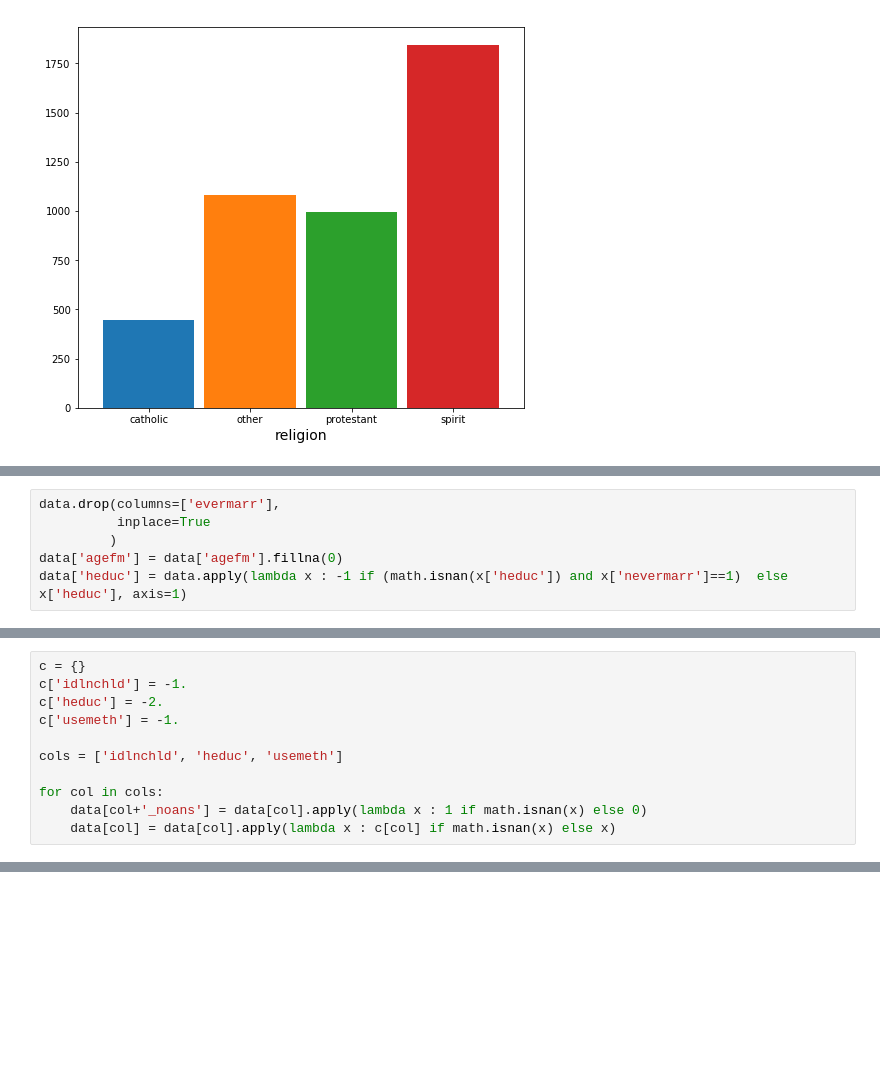
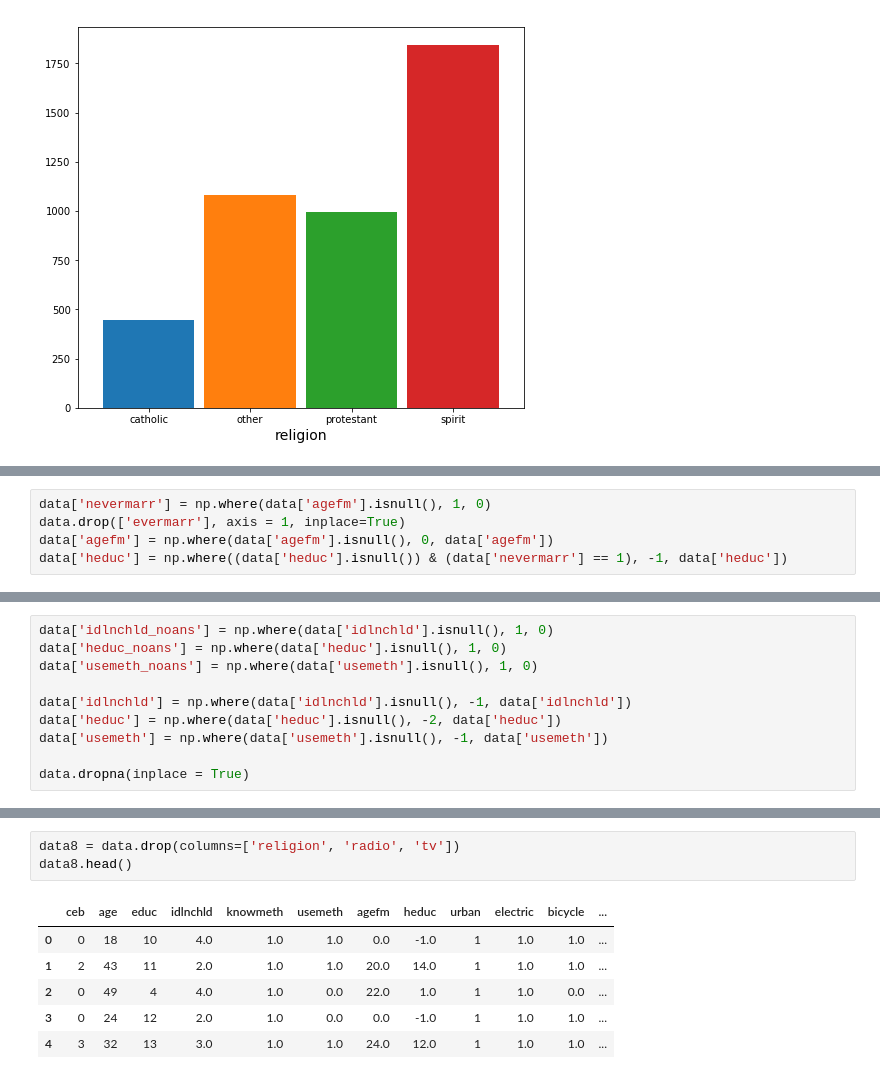
Before and after one commit to lemikhovalex/Coursera, a Jupyter notebook: Yandex pythod DS/4_term/3_week_MeaningsOfTheData/Regression/Quiz_2/Quiz_2.ipynb, the cells around one changed output, grey strips where cells are left out. Drawn from its saved outputs; the diff is of its cells as text; blank space fills up the shorter version.

```diff
--- a/Yandex pythod DS/4_term/3_week_MeaningsOfTheData/Regression/Quiz_2/Quiz_2.ipynb
+++ b/Yandex pythod DS/4_term/3_week_MeaningsOfTheData/Regression/Quiz_2/Quiz_2.ipynb
@@ -75,6 +70,0 @@ data['nevermarr'] = data['agefm'].apply(lambda x : 1 if math.isnan(x) else 0)
-# %%
-data.drop(columns=['evermarr'],
-          inplace=True
-         )
-data['agefm'] = data['agefm'].fillna(0)
-data['heduc'] = data.apply(lambda x : -1 if (math.isnan(x['heduc']) and x['nevermarr']==1)  else x['heduc'], axis=1)
@@ -93,11 +70,0 @@ data.dropna().describe()
-# %%
-c = {}
-c['idlnchld'] = -1.
-c['heduc'] = -2.
-c['usemeth'] = -1.
-
-cols = ['idlnchld', 'heduc', 'usemeth']
-
-for col in cols:
-    data[col+'_noans'] = data[col].apply(lambda x : 1 if math.isnan(x) else 0)
-    data[col] = data[col].apply(lambda x : c[col] if math.isnan(x) else x)
@@ -253,0 +73,5 @@ F=0.767320, p=0.595562, k1=6.000000
+# %%
+data['nevermarr'] = np.where(data['agefm'].isnull(), 1, 0)
+data.drop(['evermarr'], axis = 1, inplace=True)
+data['agefm'] = np.where(data['agefm'].isnull(), 0, data['agefm'])
+data['heduc'] = np.where((data['heduc'].isnull()) & (data['nevermarr'] == 1), -1, data['heduc'])
@@ -253,0 +84,10 @@ F=0.767320, p=0.595562, k1=6.000000
+# %%
+data['idlnchld_noans'] = np.where(data['idlnchld'].isnull(), 1, 0)
+data['heduc_noans'] = np.where(data['heduc'].isnull(), 1, 0)
+data['usemeth_noans'] = np.where(data['usemeth'].isnull(), 1, 0)
+
+data['idlnchld'] = np.where(data['idlnchld'].isnull(), -1, data['idlnchld'])
+data['heduc'] = np.where(data['heduc'].isnull(), -2, data['heduc'])
+data['usemeth'] = np.where(data['usemeth'].isnull(), -1, data['usemeth'])
+
+data.dropna(inplace = True)
@@ -253,0 +202,10 @@ F=0.767320, p=0.595562, k1=6.000000
+# %%
+data8 = data.drop(columns=['religion', 'radio', 'tv'])
+data8.head()
+# %% [output]
+|  | ceb | age | educ | idlnchld | knowmeth | usemeth | agefm | heduc | urban | electric | bicycle | ... |
+| 0 | 0 | 18 | 10 | 4.0 | 1.0 | 1.0 | 0.0 | -1.0 | 1 | 1.0 | 1.0 | ... |
+| 1 | 2 | 43 | 11 | 2.0 | 1.0 | 1.0 | 20.0 | 14.0 | 1 | 1.0 | 1.0 | ... |
+| 2 | 0 | 49 | 4 | 4.0 | 1.0 | 0.0 | 22.0 | 1.0 | 1 | 1.0 | 0.0 | ... |
+| 3 | 0 | 24 | 12 | 2.0 | 1.0 | 0.0 | 0.0 | -1.0 | 1 | 1.0 | 1.0 | ... |
+| 4 | 3 | 32 | 13 | 3.0 | 1.0 | 1.0 | 24.0 | 12.0 | 1 | 1.0 | 1.0 | ... |
```
Also changed, not shown: parts of 38 cells of this notebook, 2 other files.
